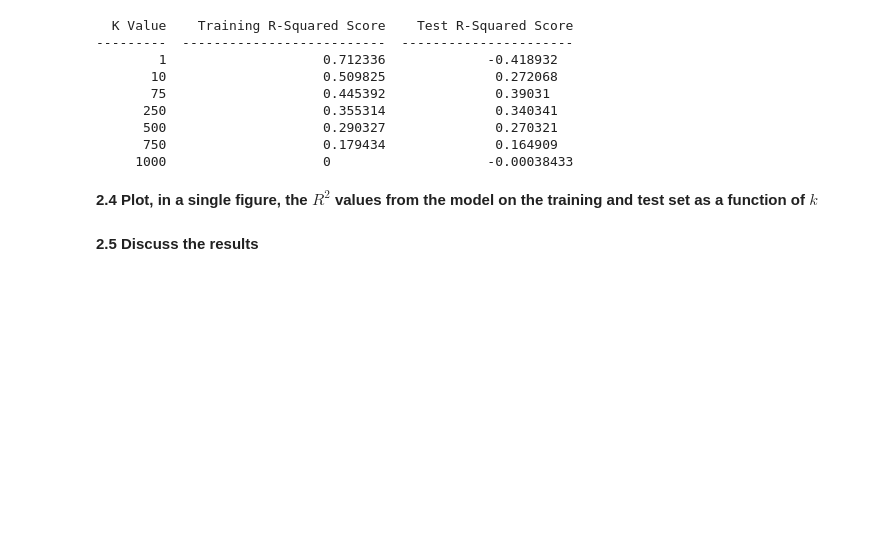
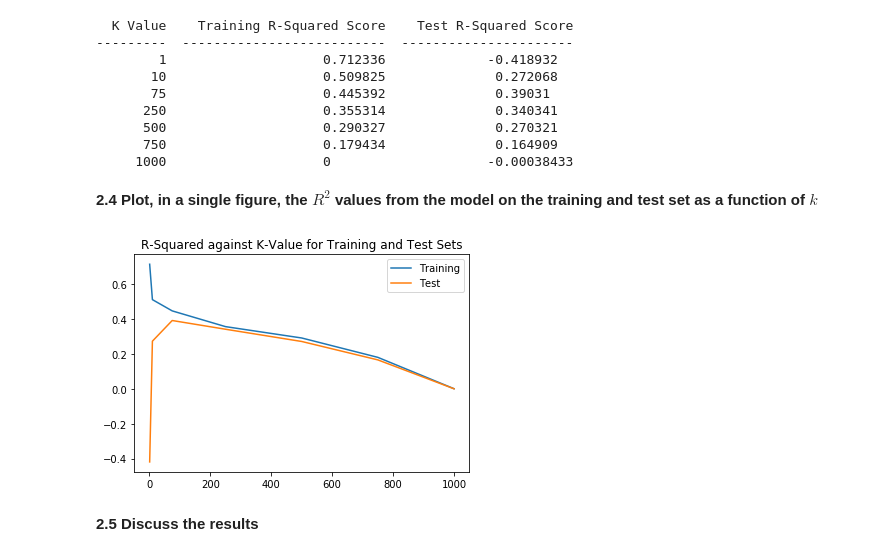
Before and after one commit to tmaounis/cs109a_hw2, a Jupyter notebook: cs109a_hw2_109.ipynb, the cells around one changed output. Cells and saved outputs as stored; diff of their text form; code cells hidden in the pictures; blank space fills up the shorter version.

```diff
--- a/cs109a_hw2_109.ipynb
+++ b/cs109a_hw2_109.ipynb
@@ -184,9 +184,9 @@ def get_scores(KNN_dict):
     return [train_scores,test_scores]
 
 from tabulate import tabulate
-sco
-print (tabulate({"K Value": k_values, "Training R-Squared Score":get_scores(train_KNN_dict)[0],
-                "Test R-Squared Score":get_scores(train_KNN_dict)[1]}, headers="keys"))
+score_dict = {"K Value": k_values, "Training R-Squared Score":get_scores(train_KNN_dict)[0],
+                "Test R-Squared Score":get_scores(train_KNN_dict)[1]}
+print (tabulate(score_dict, headers="keys"))
 # %% [output]
   K Value    Training R-Squared Score    Test R-Squared Score
 ---------  --------------------------  ----------------------
@@ -204,3 +202,12 @@ print (tabulate({"K Value": k_values, "Training R-Squared Score":get_scores(trai
+# %%
+# your code here
+plt.plot(score_dict["K Value"],score_dict["Training R-Squared Score"],label="Training")
+plt.plot(score_dict["K Value"],score_dict["Test R-Squared Score"],label="Test")
+plt.legend()
+plt.title("R-Squared against K-Value for Training and Test Sets")
+plt.show()
+# %% [output]
+[figure, added]
 # %% [markdown]
 **2.5 Discuss the results**
 # %% [markdown]
```
Also changed, not shown: parts of 1 cell of this notebook.
